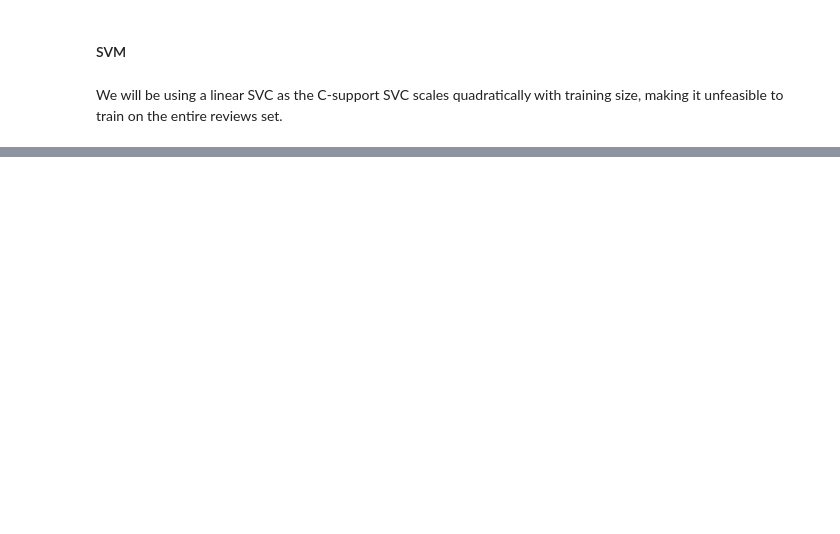
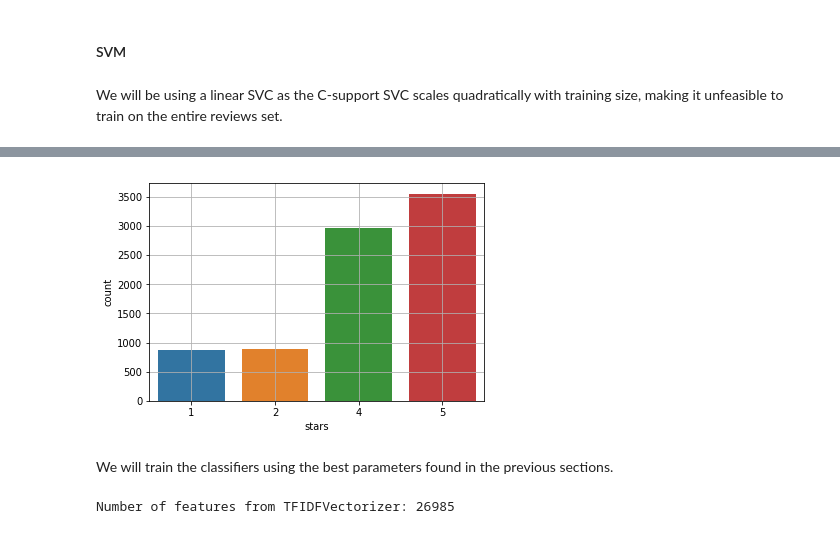
Before and after one commit to hougrammer/yelp_exploration, a Jupyter notebook: yelp_exploration.ipynb, the cells around one changed output, grey strips where cells are left out. Drawn from its saved outputs; the diff is of its cells as text; code cells hidden in the pictures; blank space fills up the shorter version.

```diff
--- a/yelp_exploration.ipynb
+++ b/yelp_exploration.ipynb
@@ -318,0 +395,4 @@ Wall time: 12.2 s
+# %%
+extreme_reviews = reviews[['text', 'stars']][reviews.stars != 3]
+extreme_reviews['positive'] = extreme_reviews.stars > 3
+extreme_reviews.head()
@@ -318,0 +406,19 @@ Wall time: 12.2 s
+# %%
+sns.countplot('stars', data=extreme_reviews)
+plt.grid()
+plt.show()
+# %% [output]
+[figure, added]
+# %% [markdown]
+We will train the classifiers using the best parameters found in the previous sections.
+# %%
+np.random.seed(0)
+X_train_review, X_test_review, y_train_review, y_test_review = \
+    train_test_split(extreme_reviews.text.values, extreme_reviews.positive.values, test_size=.1)
+
+tv = TfidfVectorizer(stop_words='english')
+dtm_train = tv.fit_transform(X_train_review)
+dtm_test = tv.transform(X_test_review)
+print('Number of features from TFIDFVectorizer: %d' % len(tv.get_feature_names()))
+# %% [output]
+Number of features from TFIDFVectorizer: 26985
```
Also changed, not shown: parts of 38 cells of this notebook.
